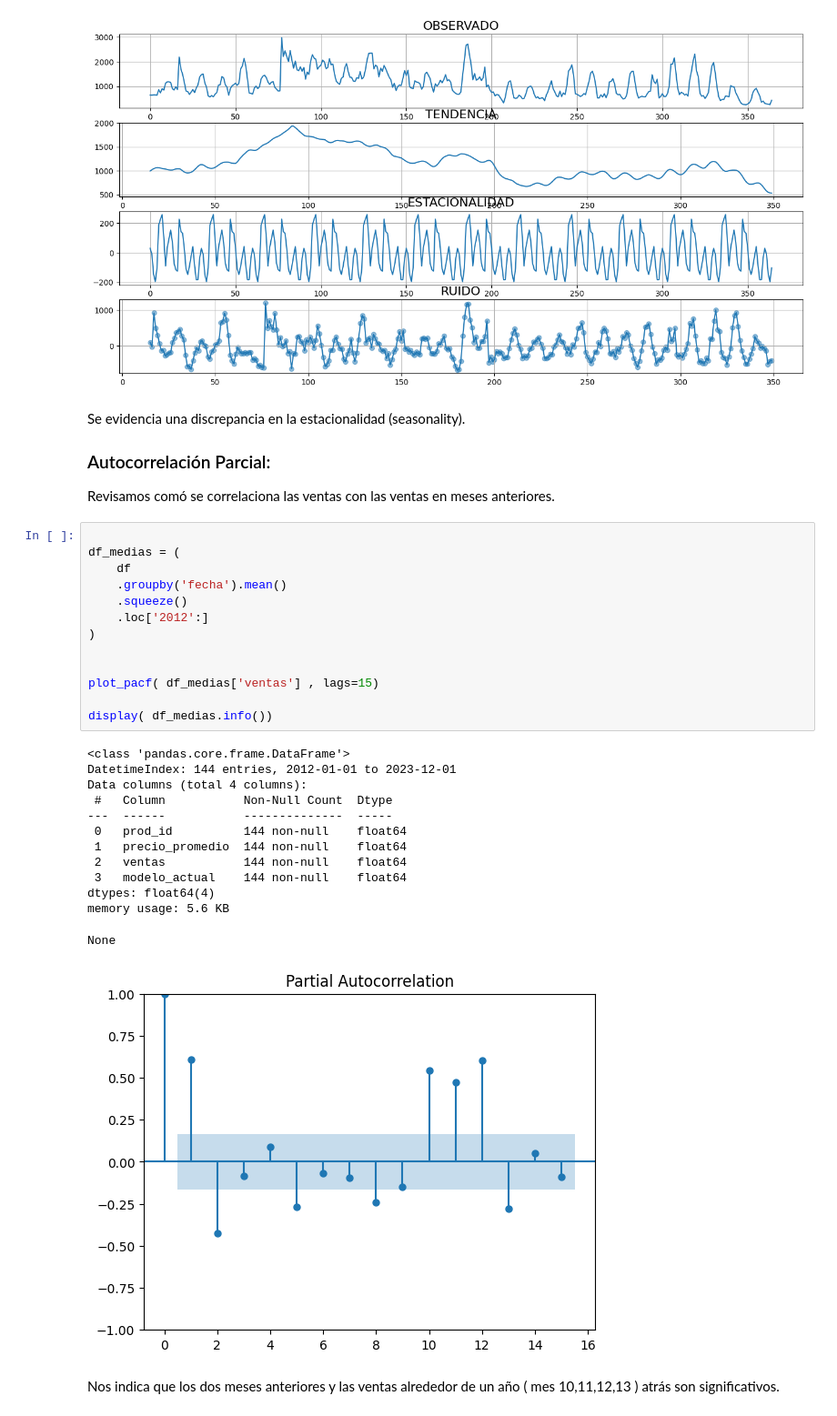
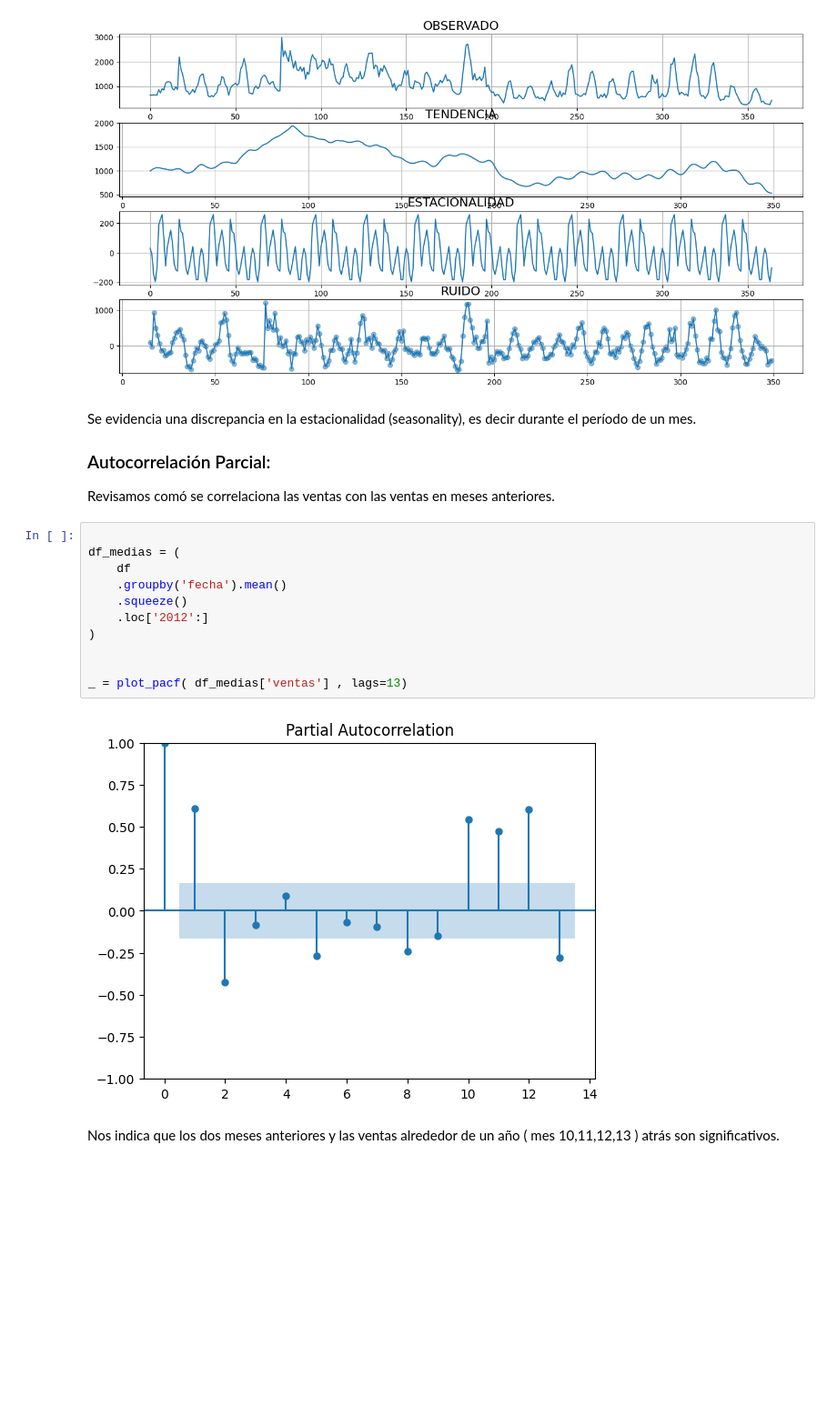
Before and after one commit to cristianBMJ/Brain_Food_challengue, a Jupyter notebook: solucion_desafio_BF.ipynb, the cells around one changed output. Shown at 91% size. Drawn from its saved outputs; the diff is of its cells as text; blank space fills up the shorter version.

```diff
--- a/solucion_desafio_BF.ipynb
+++ b/solucion_desafio_BF.ipynb
@@ -201,7 +202,7 @@ descomposicion_ventas( df, share_type='modelo_actual', samples= 365, period = 30
 # %% [output]
 [figure]
 # %% [markdown]
-Se evidencia una discrepancia en la estacionalidad (seasonality).
+Se evidencia una discrepancia en la estacionalidad (seasonality), es decir durante el período de un mes.
 
 ### Autocorrelación Parcial:
 
@@ -209,30 +210,16 @@ Revisamos comó se correlaciona las ventas con las ventas en meses anteriores.
 # %%
 
 df_medias = (
     df
     .groupby('fecha').mean()
     .squeeze()
     .loc['2012':]
 )
 
 
-plot_pacf( df_medias['ventas'] , lags=15)
-
-display( df_medias.info())
+_ = plot_pacf( df_medias['ventas'] , lags=13)
 # %% [output]
-<class 'pandas.core.frame.DataFrame'>
-DatetimeIndex: 144 entries, 2012-01-01 to 2023-12-01
-Data columns (total 4 columns):
- #   Column           Non-Null Count  Dtype
----  ------           --------------  -----
- 0   prod_id          144 non-null    float64
- 1   precio_promedio  144 non-null    float64
- 2   ventas           144 non-null    float64
- 3   modelo_actual    144 non-null    float64
-dtypes: float64(4)
-memory usage: 5.6 KB
-None
-[figure, old version]
+[figure, new version]
 # %% [markdown]
 Nos indica que los dos meses anteriores y las ventas alrededor de un año ( mes 10,11,12,13 )  atrás  son significativos.
 # %%
```
Also changed, not shown: parts of 51 cells of this notebook.
